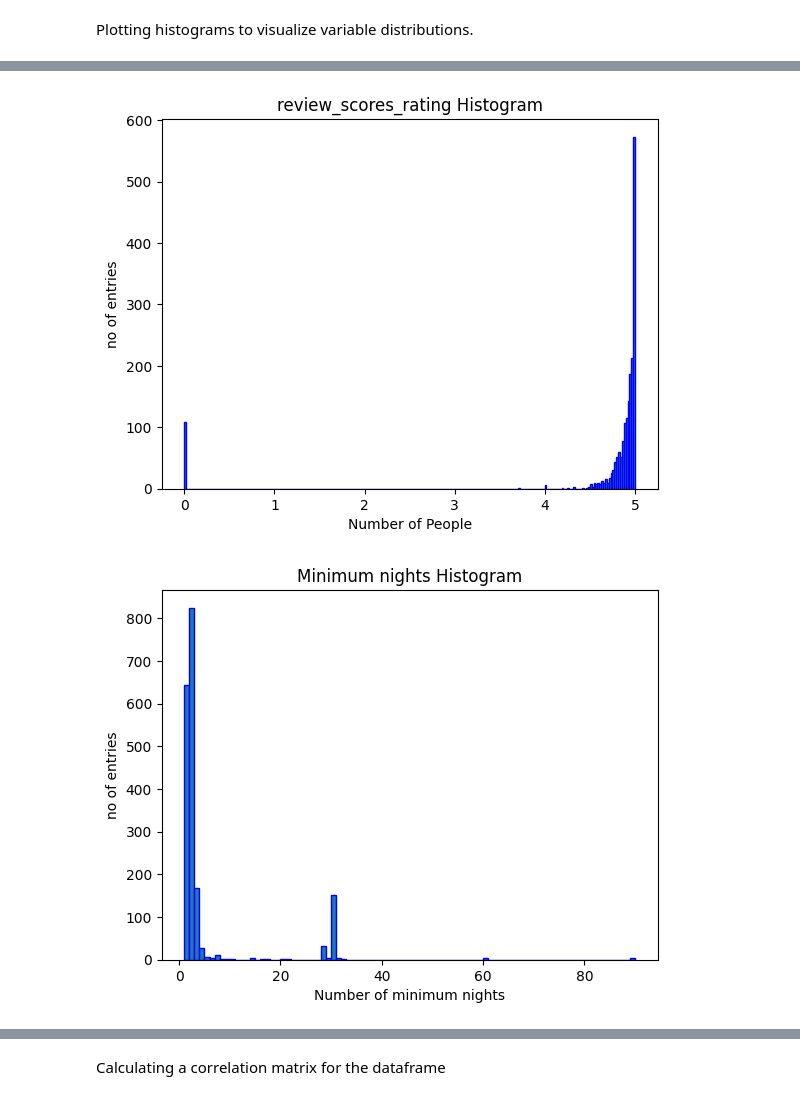
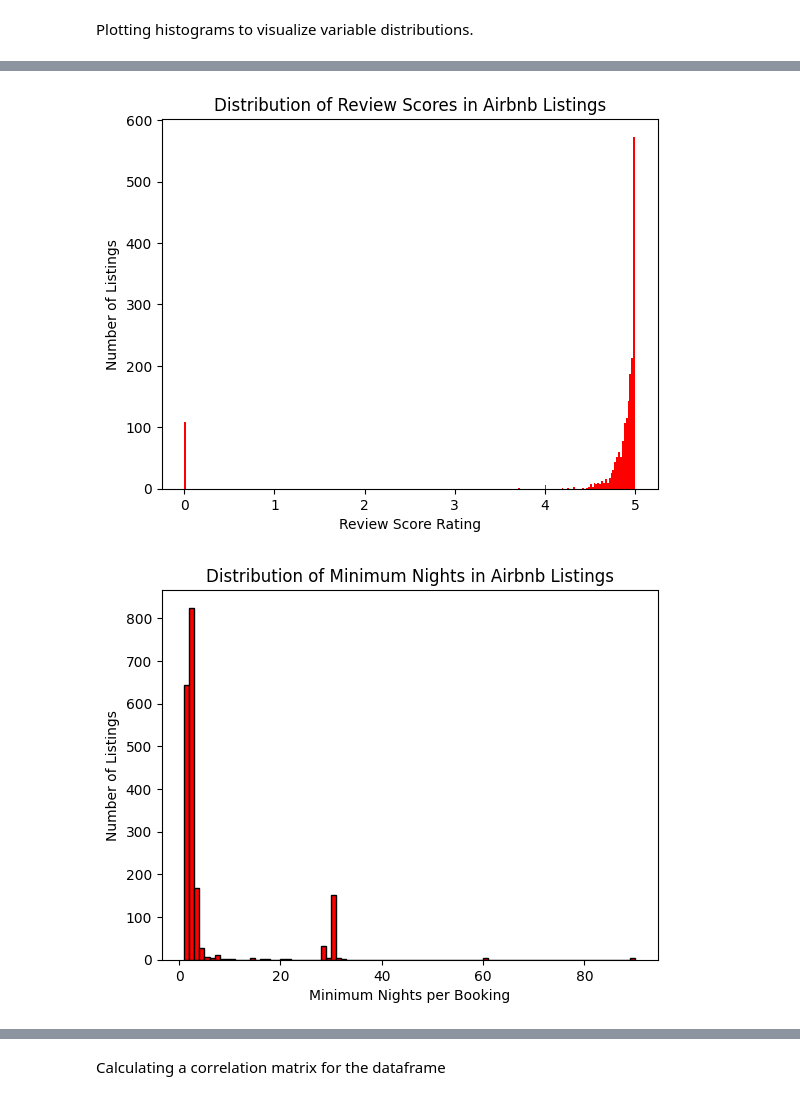
Before and after one commit to Vineet-Reddy-Saddi/Linear-Regression-Model, a Jupyter notebook: Assignment_1.ipynb, the cells around one changed output, grey strips where cells are left out. Saved outputs shown, nothing was run; the diff lists cells and outputs as text; code cells hidden in the pictures.

```diff
--- a/Assignment_1.ipynb
+++ b/Assignment_1.ipynb
@@ -325,16 +325,16 @@ plt.show()
 # %%
-plt.hist(df_model["review_scores_rating"],bins="auto", edgecolor="blue")
-plt.xlabel("Number of People")
-plt.ylabel("no of entries")
-plt.title("review_scores_rating Histogram")
+plt.hist(df_model["review_scores_rating"], bins="auto", color="red")
+plt.xlabel("Review Score Rating")
+plt.ylabel("Number of Listings")
+plt.title("Distribution of Review Scores in Airbnb Listings")
 plt.show()
 # %% [output]
-[figure, old version]
+[figure, new version]
 # %%
-plt.hist(df_model["minimum_nights"], bins="auto", edgecolor="blue")
-plt.xlabel("Number of minimum nights")
-plt.ylabel("no of entries")
-plt.title("Minimum nights Histogram")
+plt.hist(df_model["minimum_nights"], bins="auto", color="red", edgecolor="black")
+plt.xlabel("Minimum Nights per Booking")
+plt.ylabel("Number of Listings")
+plt.title("Distribution of Minimum Nights in Airbnb Listings")
 plt.show()
 # %% [output]
-[figure, old version]
+[figure, new version]
```
Also changed, not shown: parts of 5 cells of this notebook.
